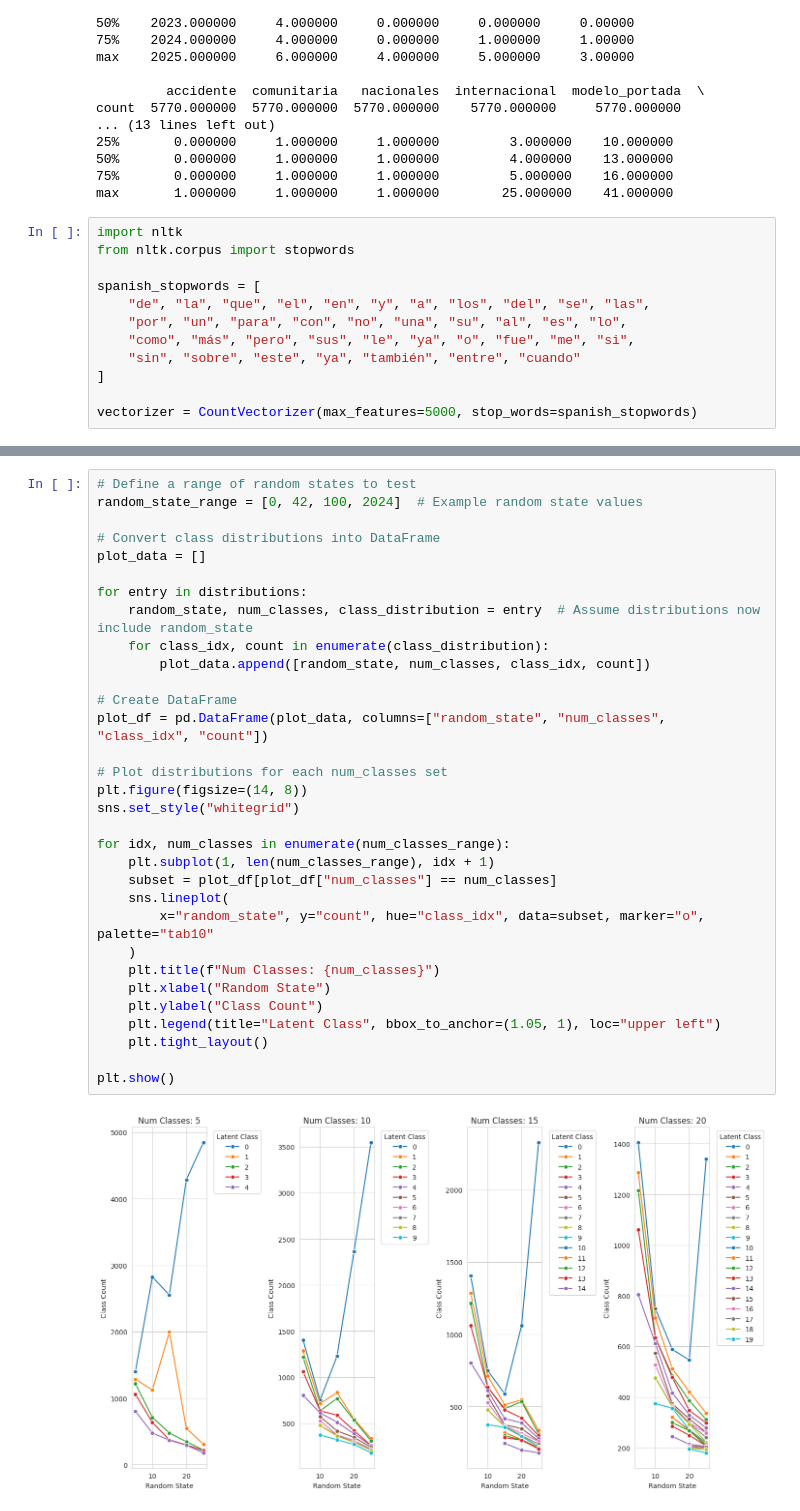
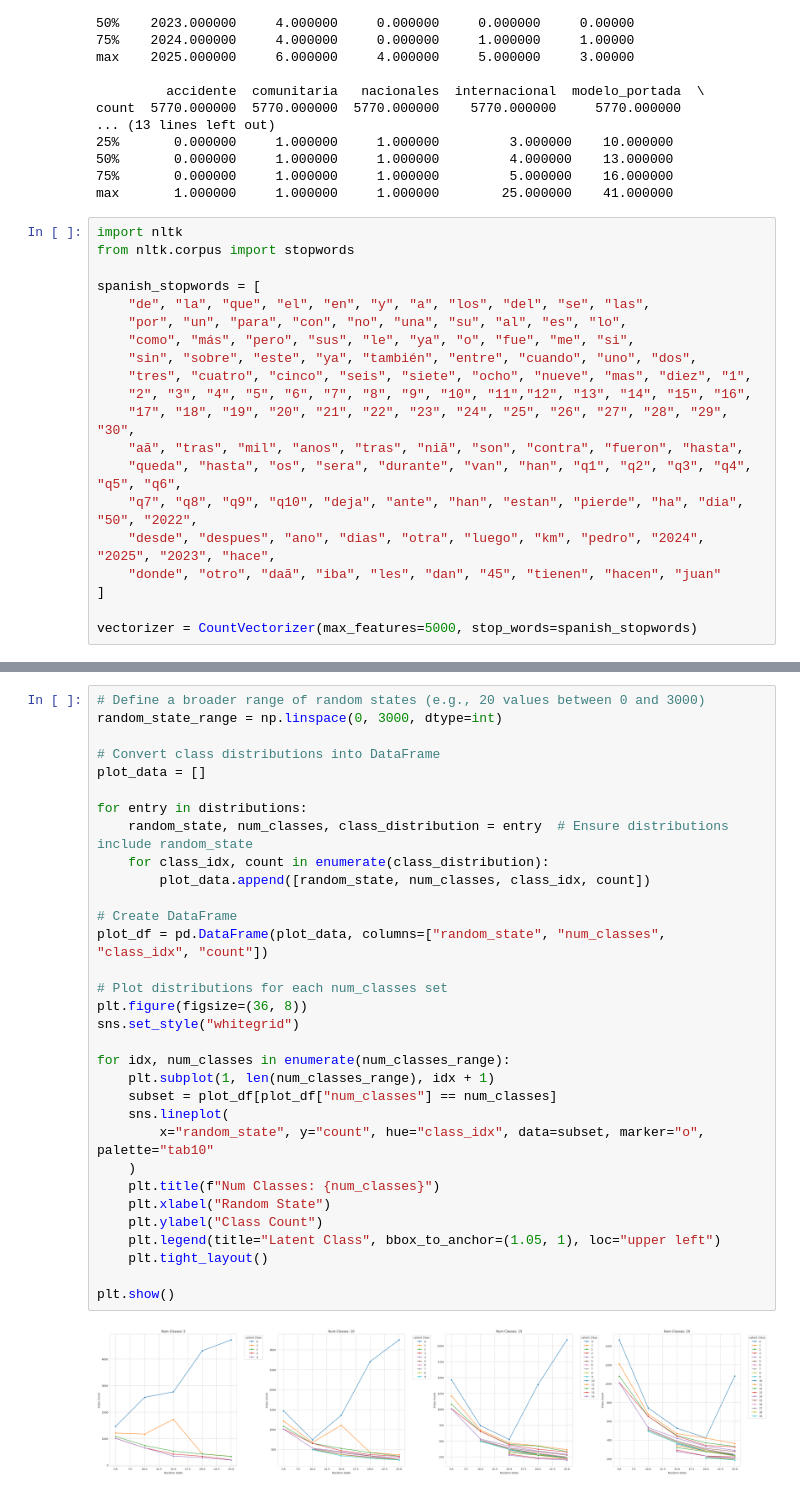
Before and after one commit to GusDelaT/Modelos-finales, a Jupyter notebook: BERT_cat.ipynb, the cells around one changed output, grey strips where cells are left out. Saved outputs shown, nothing was run; the diff lists cells and outputs as text.

```diff
--- a/BERT_cat.ipynb
+++ b/BERT_cat.ipynb
@@ -34,7 +34,15 @@ spanish_stopwords = [
     "de", "la", "que", "el", "en", "y", "a", "los", "del", "se", "las",
     "por", "un", "para", "con", "no", "una", "su", "al", "es", "lo",
     "como", "más", "pero", "sus", "le", "ya", "o", "fue", "me", "si",
-    "sin", "sobre", "este", "ya", "también", "entre", "cuando"
+    "sin", "sobre", "este", "ya", "también", "entre", "cuando", "uno", "dos",
+    "tres", "cuatro", "cinco", "seis", "siete", "ocho", "nueve", "mas", "diez", "1",
+    "2", "3", "4", "5", "6", "7", "8", "9", "10", "11","12", "13", "14", "15", "16",
+    "17", "18", "19", "20", "21", "22", "23", "24", "25", "26", "27", "28", "29", "30",
+    "aã", "tras", "mil", "anos", "tras", "niã", "son", "contra", "fueron", "hasta",
+    "queda", "hasta", "os", "sera", "durante", "van", "han", "q1", "q2", "q3", "q4", "q5", "q6",
+    "q7", "q8", "q9", "q10", "deja", "ante", "han", "estan", "pierde", "ha", "dia", "50", "2022",
+    "desde", "despues", "ano", "dias", "otra", "luego", "km", "pedro", "2024", "2025", "2023", "hace",
+    "donde", "otro", "daã", "iba", "les", "dan", "45", "tienen", "hacen", "juan"
 ]
 
 vectorizer = CountVectorizer(max_features=5000, stop_words=spanish_stopwords)
@@ -100,36 +103,36 @@ distributions_df["class_count"] = distributions_df["class_distribution"].apply(l
 # %%
-# Define a range of random states to test
-random_state_range = [0, 42, 100, 2024]  # Example random state values
+# Define a broader range of random states (e.g., 20 values between 0 and 3000)
+random_state_range = np.linspace(0, 3000, dtype=int)
 
 # Convert class distributions into DataFrame
 plot_data = []
 
 for entry in distributions:
-    random_state, num_classes, class_distribution = entry  # Assume distributions now include random_state
+    random_state, num_classes, class_distribution = entry  # Ensure distributions include random_state
     for class_idx, count in enumerate(class_distribution):
         plot_data.append([random_state, num_classes, class_idx, count])
 
 # Create DataFrame
 plot_df = pd.DataFrame(plot_data, columns=["random_state", "num_classes", "class_idx", "count"])
 
 # Plot distributions for each num_classes set
-plt.figure(figsize=(14, 8))
+plt.figure(figsize=(36, 8))
 sns.set_style("whitegrid")
 
 for idx, num_classes in enumerate(num_classes_range):
     plt.subplot(1, len(num_classes_range), idx + 1)
     subset = plot_df[plot_df["num_classes"] == num_classes]
     sns.lineplot(
         x="random_state", y="count", hue="class_idx", data=subset, marker="o", palette="tab10"
     )
     plt.title(f"Num Classes: {num_classes}")
     plt.xlabel("Random State")
     plt.ylabel("Class Count")
     plt.legend(title="Latent Class", bbox_to_anchor=(1.05, 1), loc="upper left")
     plt.tight_layout()
 
 plt.show()
 # %% [output]
-[figure, old version]
+[figure, new version]
 # %%
 # Define number of latent classes
```
Also changed, not shown: parts of 6 cells of this notebook.
